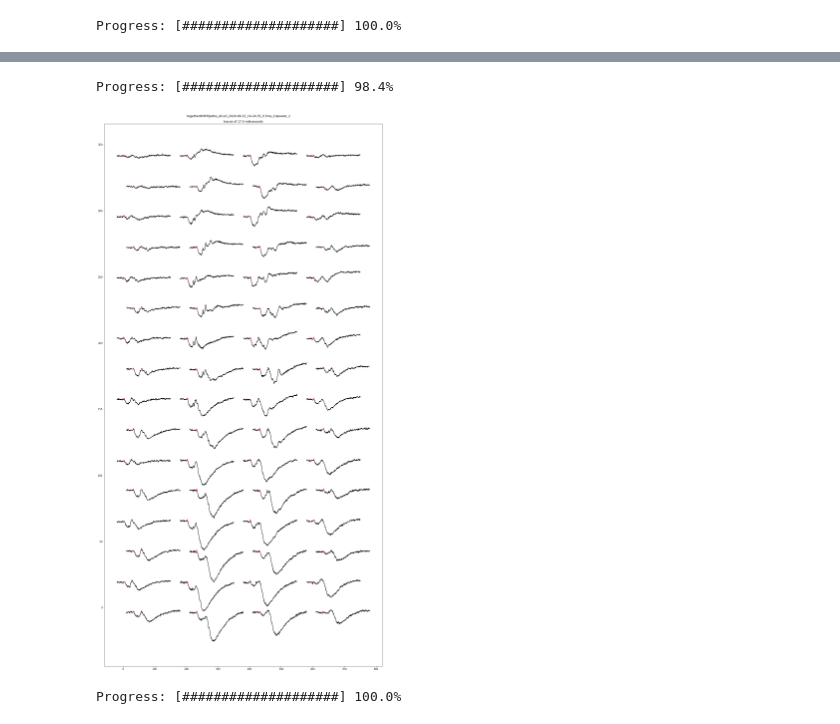
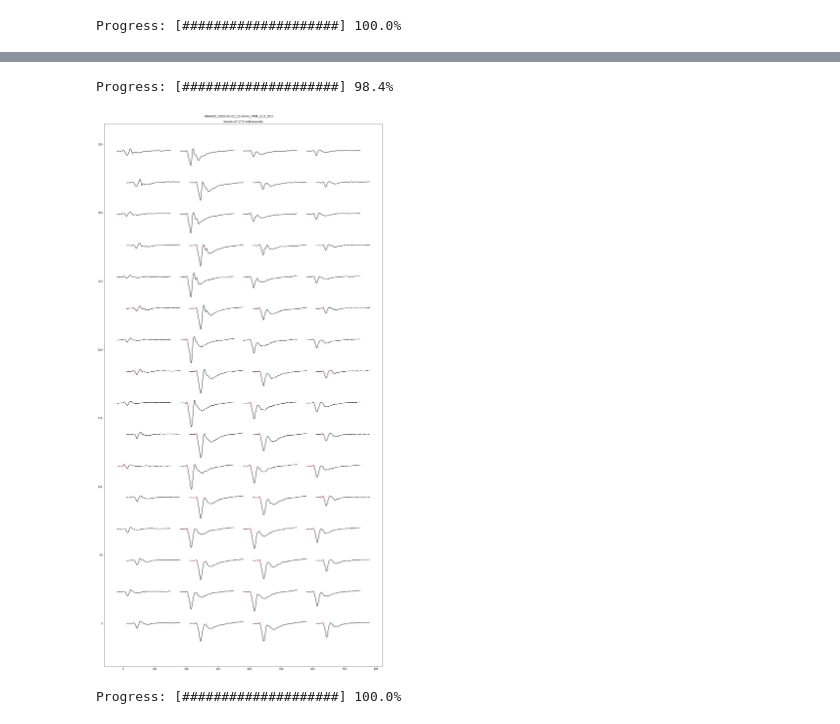
Before and after one commit to HernandoMV/OpenEphys_Analysis, a Jupyter notebook: Invitro_OE.ipynb, the cells around one changed output, grey strips where cells are left out. Drawn from its saved outputs; the diff is of its cells as text; code cells hidden in the pictures.

```diff
--- a/Invitro_OE.ipynb
+++ b/Invitro_OE.ipynb
@@ -41,6 +55,6 @@ for i,e in enumerate(experiments_list):
 # %%
 # load experiment
-Experiment = experiments_list[1]
+Experiment = experiments_list[21]
 number_of_channels = 64
 print(Experiment)
 
@@ -121,7 +135,7 @@ fig.subplots_adjust(hspace = .05, wspace=.1)
 axs = axs.ravel()
 
 for i in range(3):
-    pulseTime = events.times[i*2*10].item() # *2 because TTLs come in pairs (beginning and end of pulse)
+    pulseTime = events.times[i*2*5].item() # *2 because TTLs come in pairs (beginning and end of pulse)
     pulseFrame = int(pulseTime * recording.sample_rate.item())
     pFS = int(pulseFrame - 0.01 * recording.sample_rate.item())
     pFF = int(pulseFrame + 0.01 * recording.sample_rate.item())
@@ -144,7 +158,7 @@ update_progress(1)
 Progress: [####################] 100.0%
 # %%
 # override filtering
-filtered_data = signals.signal
+#filtered_data = signals.signal
 # %%
 # align data
 # interval for traces alignment. In seconds. Range of alignment
@@ -169,7 +183,7 @@ update_progress(1)
 Progress: [####################] 100.0%
 # %%
 # Override trace translation
-traces_translated = copy.deepcopy(traces_aligned)
+#traces_translated = copy.deepcopy(traces_aligned)
 # %%
 # Flip the traces
 traces_translated = [-x for x in traces_translated]
@@ -240,34 +254,34 @@ kcoords   = np.array([1, 1, 1, 1, 1, 1, 1, 1,
 # This is like looking at the probe from the front
 
 # select times to plot
 from_seconds = -0.002
 to_seconds = 0.015
 iTvals = (intervalTimes > from_seconds) * (intervalTimes < to_seconds)
 idx = np.where(iTvals)
 light_idx = np.where((intervalTimes > 0) * (intervalTimes < offset_delay))
 
 
 fig, axs = plt.subplots(1,1, figsize=(20, 40), facecolor='w', edgecolor='k', sharex=True, sharey='row')
 fig.subplots_adjust(hspace = .001, wspace=.001)
 #axs = axs.ravel()
 x_scaler = 10000
-y_scaler = 0.055
+y_scaler = 0.02
 plt.title('traces of {} miliseconds'.format(1000 * (to_seconds - from_seconds)))
 plt.suptitle(Experiment, y=0.893)
 for j in range(len(xcoords)):
     axs.plot(xcoords[j] + intervalTimes[idx] * x_scaler,
              ycoords[j] + Average_traces[j][idx] * y_scaler,
              color = 'k')
     # plot when the light is on
     axs.plot(xcoords[j] + intervalTimes[light_idx] * x_scaler,
              ycoords[j] + Average_traces[j][light_idx] * y_scaler,
              color = 'r')
     update_progress(j / len(xcoords))
 
 # plt.savefig(outputDir + Experiment + '_AlignedSignal.pdf', transparent=True, bbox_inches='tight')
 plt.show()
 # %% [output]
 Progress: [####################] 98.4%
-[figure, old version]
+[figure, new version]
 # %%
 # Filter the average traces so that the derivative and the parameters are easier to compute
```
Also changed, not shown: parts of 11 cells of this notebook.
